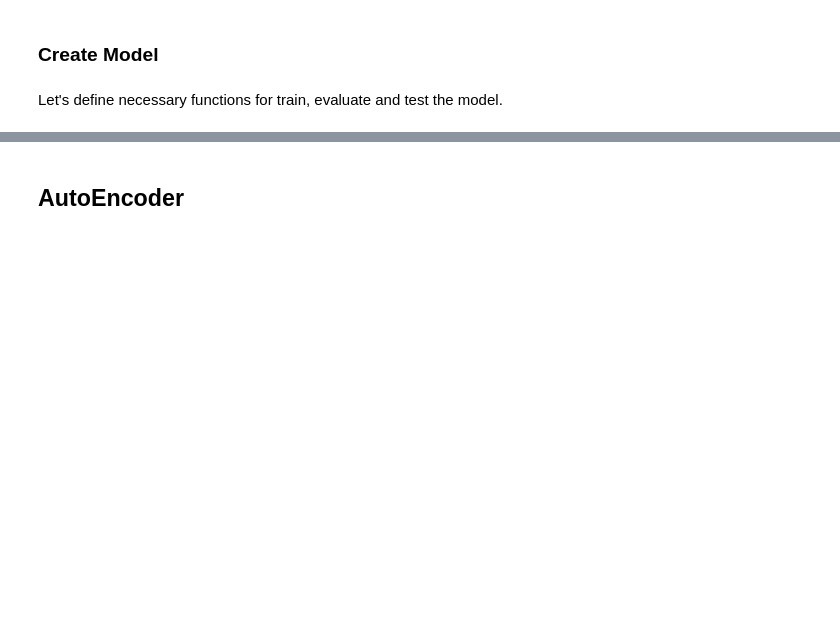
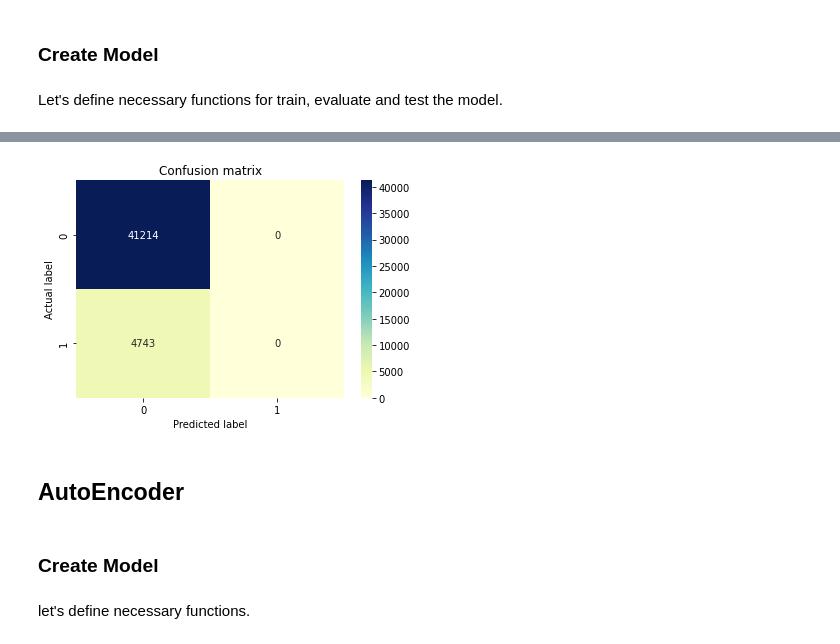
Before and after one commit to ZahraDehghani99/Heart-Disease-Health-Indicators-Dataset, a Jupyter notebook: heart_disease_classification.ipynb, the cells around one changed output, grey strips where cells are left out. Saved outputs shown, nothing was run; the diff lists cells and outputs as text; code cells hidden in the pictures; blank space fills up the shorter version.

```diff
--- a/heart_disease_classification.ipynb
+++ b/heart_disease_classification.ipynb
@@ -420,13 +411,13 @@ class NeuralNet(nn.Module):
   def __init__(self, input_size, num_classes):
     super(NeuralNet, self).__init__()
     self.fc = nn.Sequential(
-    nn.Linear(input_size, 100),
-    nn.Dropout(0.5),
+    nn.Linear(input_size, 10),
+    nn.Dropout(0.3),
     nn.ReLU(),
-    nn.Linear(100, 50),
-    nn.Dropout(0.2),
+    nn.Linear(10, 10),
+    nn.Dropout(0.1),
     nn.ReLU(),
-    nn.Linear(50, 1),
+    nn.Linear(10, 1),
     nn.Sigmoid())
 
   def forward(self,x):
@@ -538,2 +667,8 @@ def test(model1, test_loader):
+# %%
+confusion_matrix(y_actual_test, y_pred_test)
+# %% [output]
+[figure, added]
 # %% [markdown]
 ## AutoEncoder
+# %% [markdown]
+### Create Model
@@ -539,0 +704,2 @@ def test(model1, test_loader):
+# %% [markdown]
+let's define necessary functions.
```
Also changed, not shown: parts of 38 cells of this notebook.
